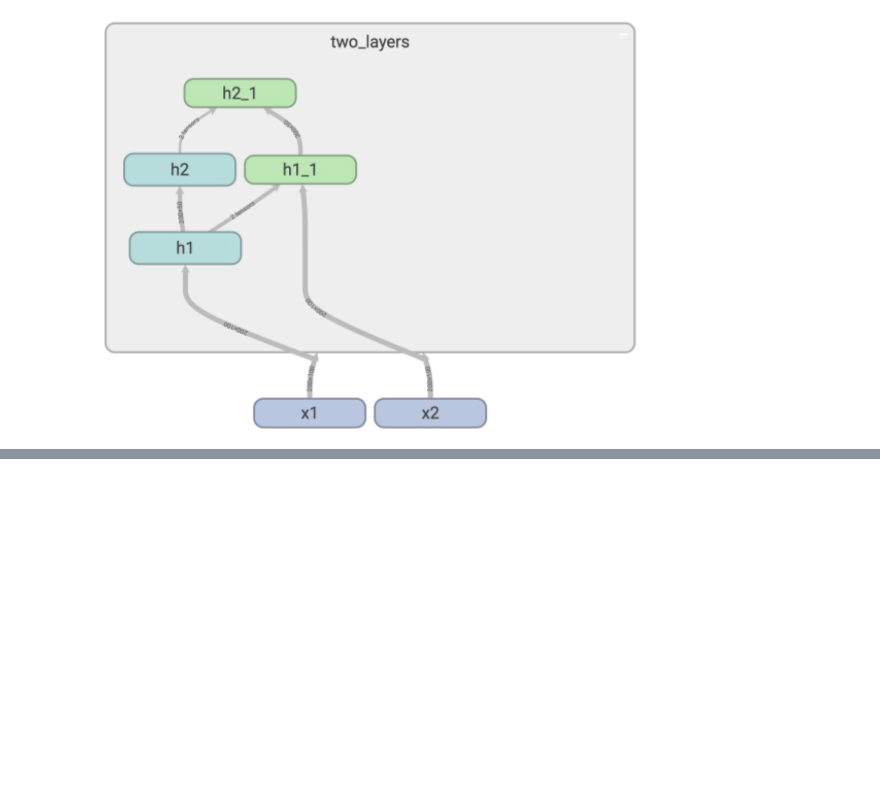
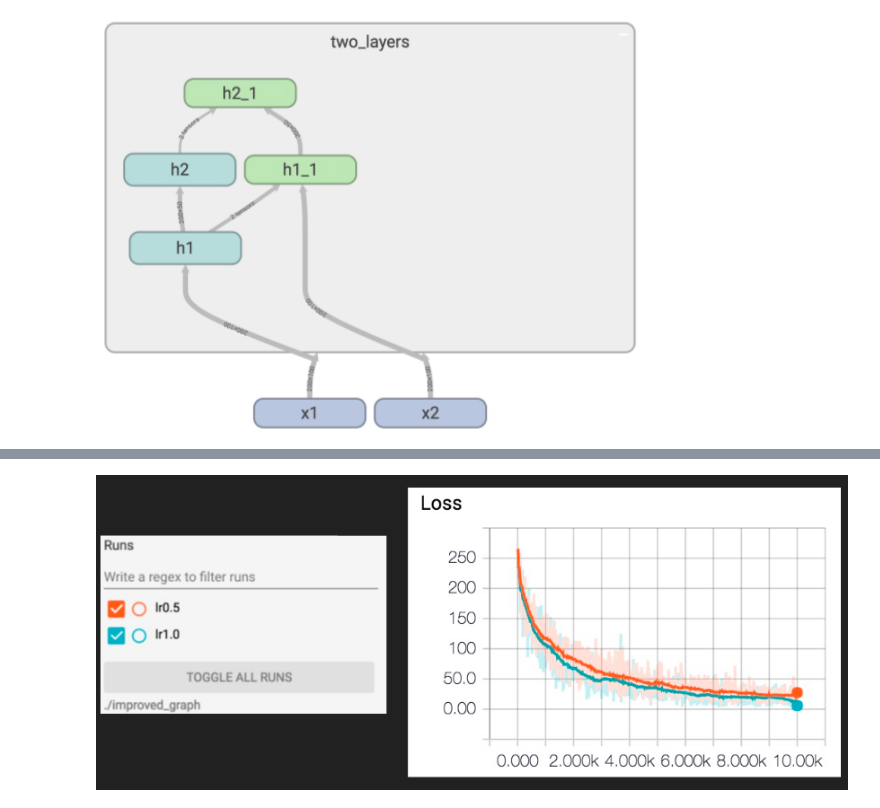
Before and after one commit to parksurk/cs20si_study, a Jupyter notebook: 5. Lecture5_word2vec + manage experiments.ipynb, the cells around one changed output, grey strips where cells are left out. Drawn from its saved outputs; the diff is of its cells as text; code cells hidden in the pictures; blank space fills up the shorter version.

```diff
--- a/5. Lecture5_word2vec + manage experiments.ipynb
+++ b/5. Lecture5_word2vec + manage experiments.ipynb
@@ -663,0 +833,5 @@ Image("images/shareing_variable_problem_layer_up.png")
+# %%
+from IPython.display import Image
+Image("images/toggle_summaries.png")
+# %% [output]
+[figure, added]
```
Also changed, not shown: parts of 35 cells of this notebook, 5 other files.
